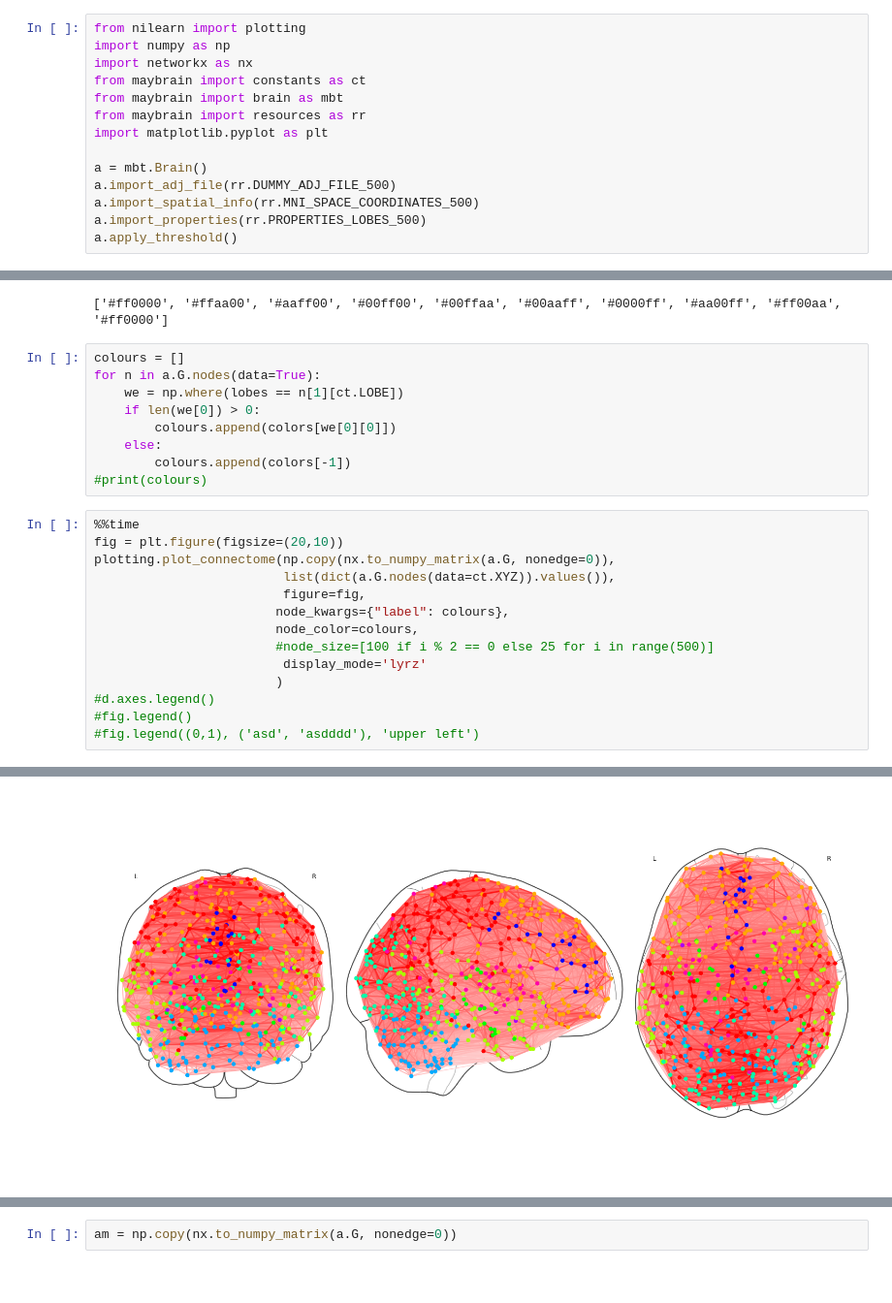
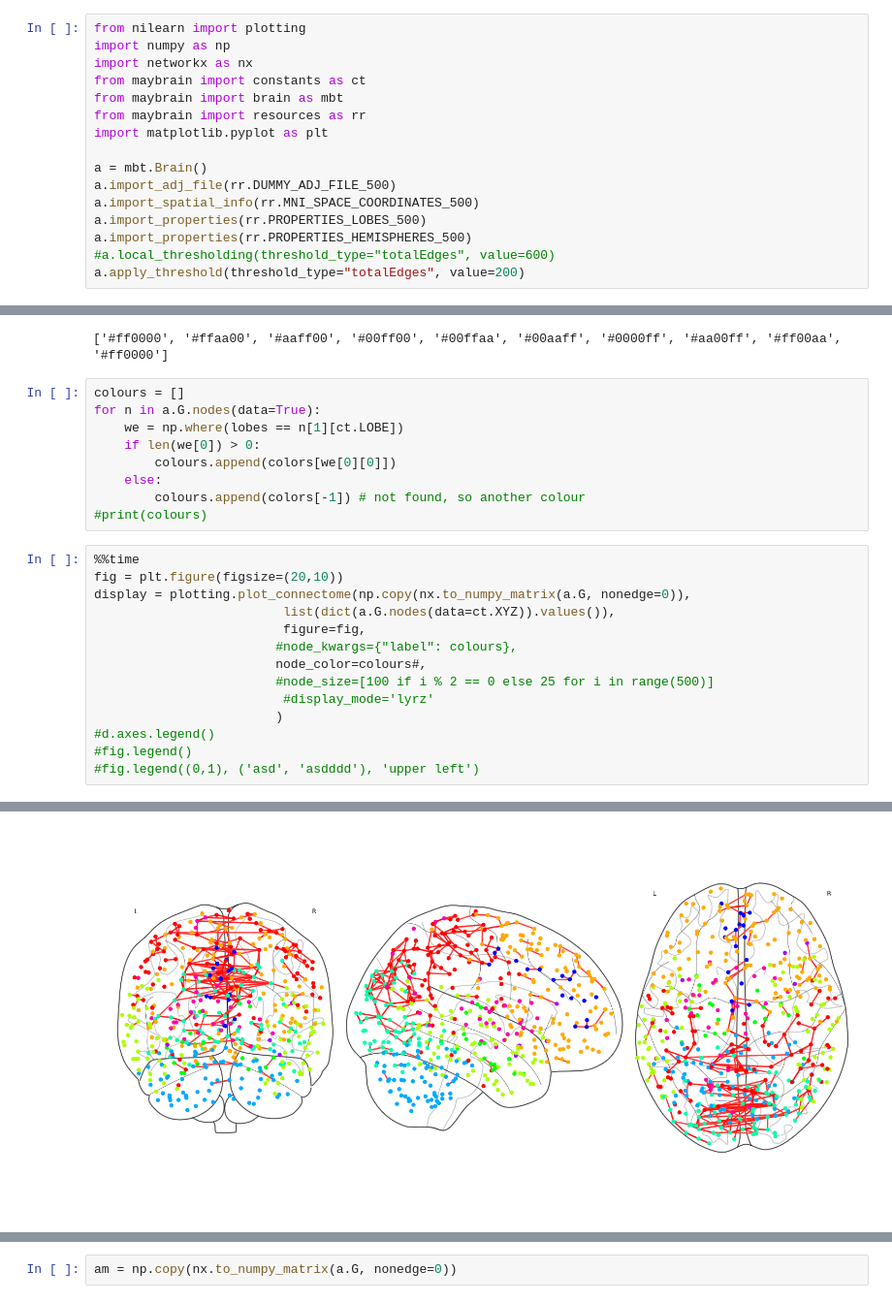
Before and after one commit to RittmanResearch/maybrain, a Jupyter notebook: docs/04 - The plotting Package.ipynb, the cells around one changed output, grey strips where cells are left out. Shown at 97% size. Drawn from its saved outputs; the diff is of its cells as text.

Commit message:
more on plotting brain connectome

```diff
--- a/docs/04 - The plotting Package.ipynb
+++ b/docs/04 - The plotting Package.ipynb
@@ -81,7 +81,9 @@ a = mbt.Brain()
 a.import_adj_file(rr.DUMMY_ADJ_FILE_500)
 a.import_spatial_info(rr.MNI_SPACE_COORDINATES_500)
 a.import_properties(rr.PROPERTIES_LOBES_500)
-a.apply_threshold()
+a.import_properties(rr.PROPERTIES_HEMISPHERES_500)
+#a.local_thresholding(threshold_type="totalEdges", value=600)
+a.apply_threshold(threshold_type="totalEdges", value=200)
 # %%
 fig = plt.figure(figsize=(20,10))
 #colours = ['b' for _ in range(500)]
@@ -129,18 +131,18 @@ for n in a.G.nodes(data=True):
     if len(we[0]) > 0:
         colours.append(colors[we[0][0]])
     else:
-        colours.append(colors[-1])
+        colours.append(colors[-1]) # not found, so another colour
 #print(colours)
 # %%
 %%time
 fig = plt.figure(figsize=(20,10))
-plotting.plot_connectome(np.copy(nx.to_numpy_matrix(a.G, nonedge=0)),
+display = plotting.plot_connectome(np.copy(nx.to_numpy_matrix(a.G, nonedge=0)),
                          list(dict(a.G.nodes(data=ct.XYZ)).values()),
                          figure=fig,
-                        node_kwargs={"label": colours},
-                        node_color=colours,
+                        #node_kwargs={"label": colours},
+                        node_color=colours#,
                         #node_size=[100 if i % 2 == 0 else 25 for i in range(500)]
-                         display_mode='lyrz'
+                         #display_mode='lyrz'
                         )
 #d.axes.legend()
 #fig.legend()
@@ -151 +153 @@ Wall time: 3min 30s
-[figure, old version]
+[figure, new version]
```
Also changed, not shown: parts of 4 cells of this notebook.
